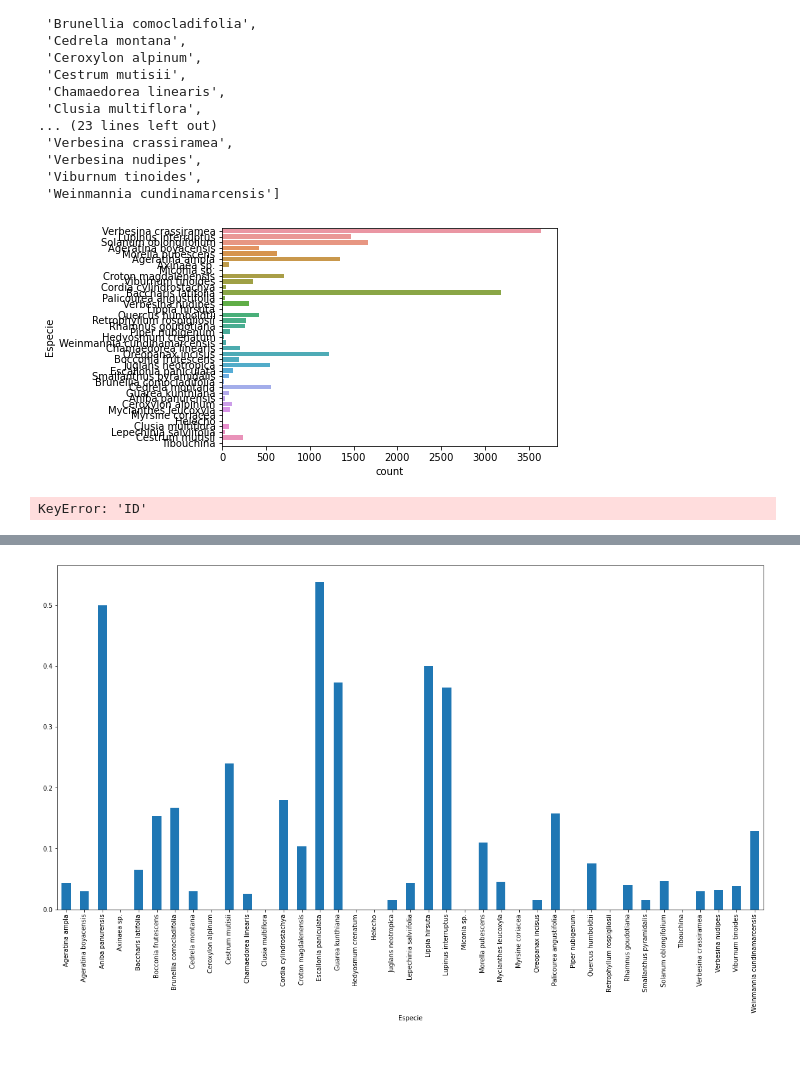
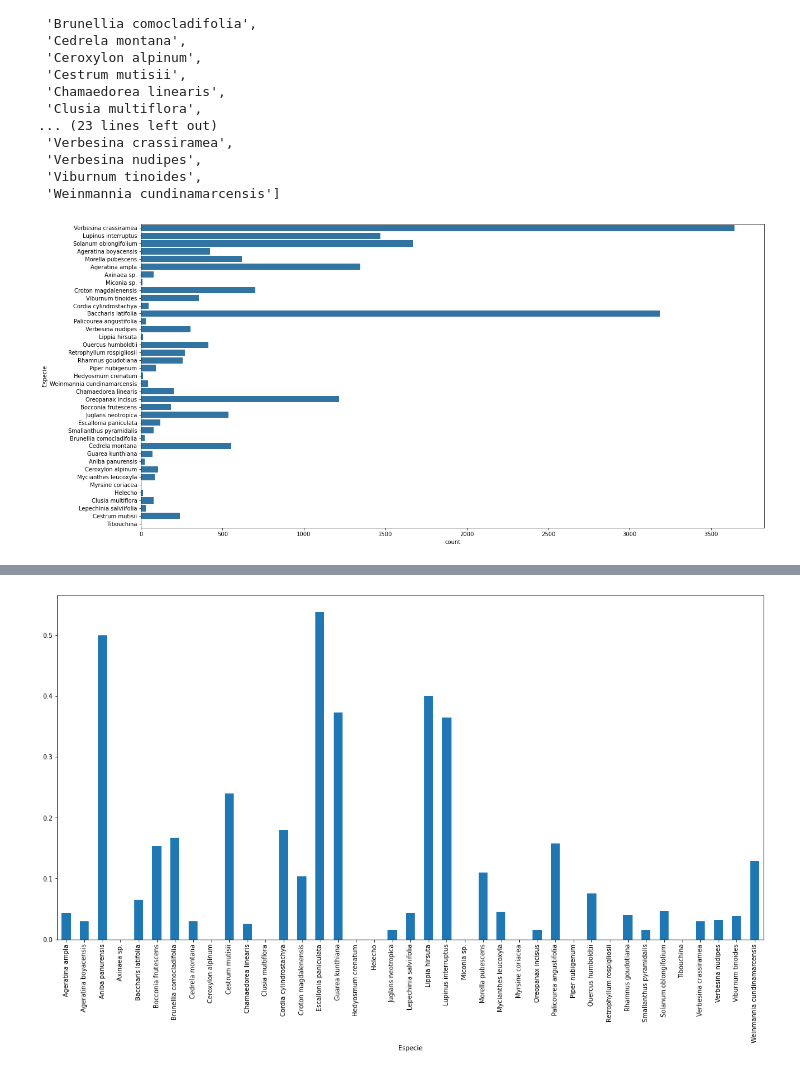
Before and after one commit to Slid61/Plant-Restoration-Data, a Jupyter notebook: Data Wrangling 1.ipynb, the cells around one changed output, grey strips where cells are left out. Saved outputs shown, nothing was run; the diff lists cells and outputs as text; code cells hidden in the pictures.

```diff
--- a/Data Wrangling 1.ipynb
+++ b/Data Wrangling 1.ipynb
@@ -165,7 +138,11 @@ writer.save()
+# %%
+#make some seaborn defaults
+base_color = sns.color_palette()[0]
 # %%
 #number of measurements per species in the dataset
-sns.countplot(data=df_SAPR, y='Especie');
+plt.figure(figsize=(20,10))
+sns.countplot(data=df_SAPR, y='Especie', color=base_color);
 # %% [output]
-[figure, old version]
+[figure, new version]
 # %%
 # separate living and dead plants
@@ -176,5 +157,0 @@ dead_grouped = dead.groupby(by="Especie").count()
-# %%
-living_grouped = living_grouped['ID']
-dead_grouped = dead_grouped['ID']
-# %% [output]
-KeyError: 'ID'
```
Also changed, not shown: parts of 32 cells of this notebook, 3 other files.
